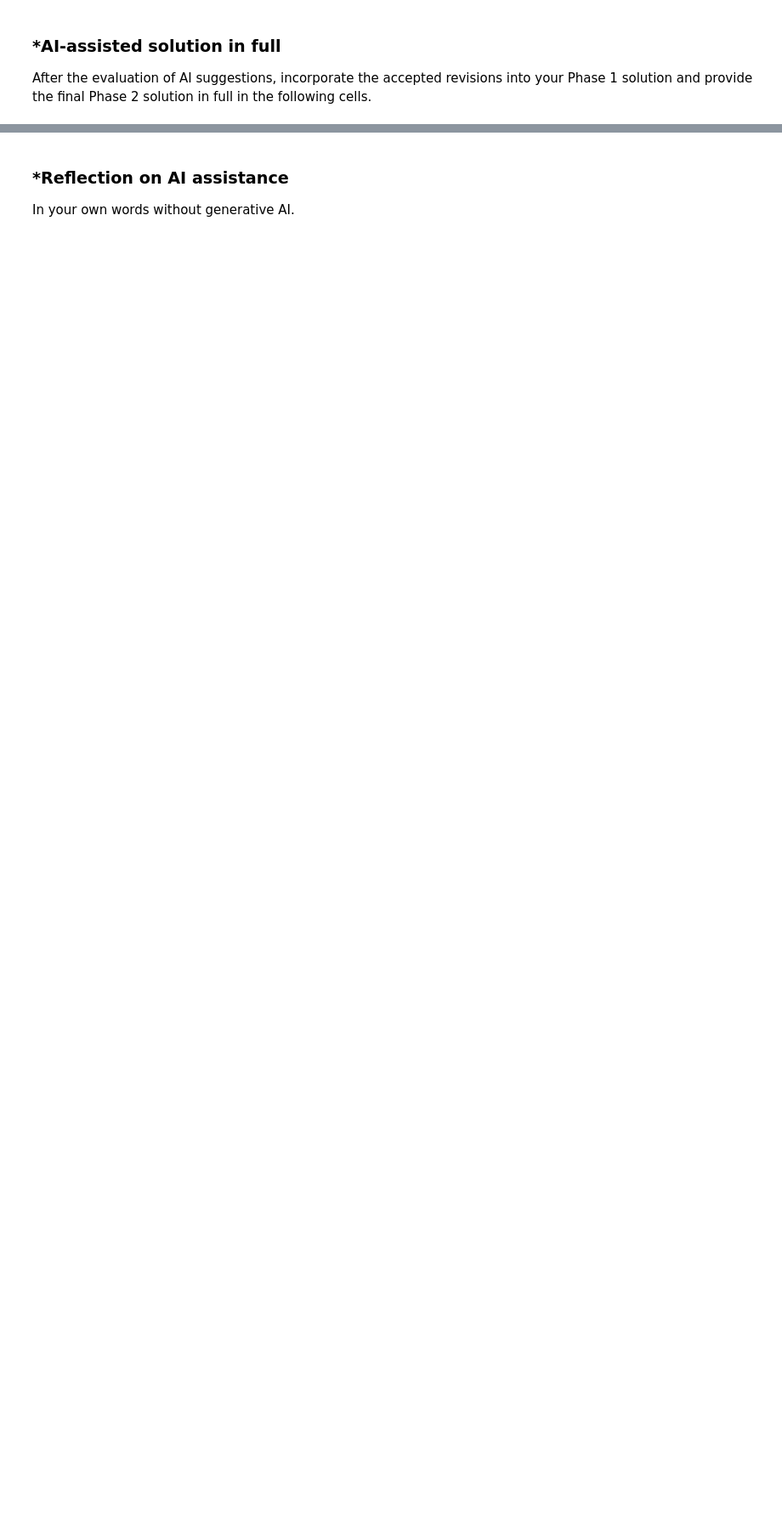
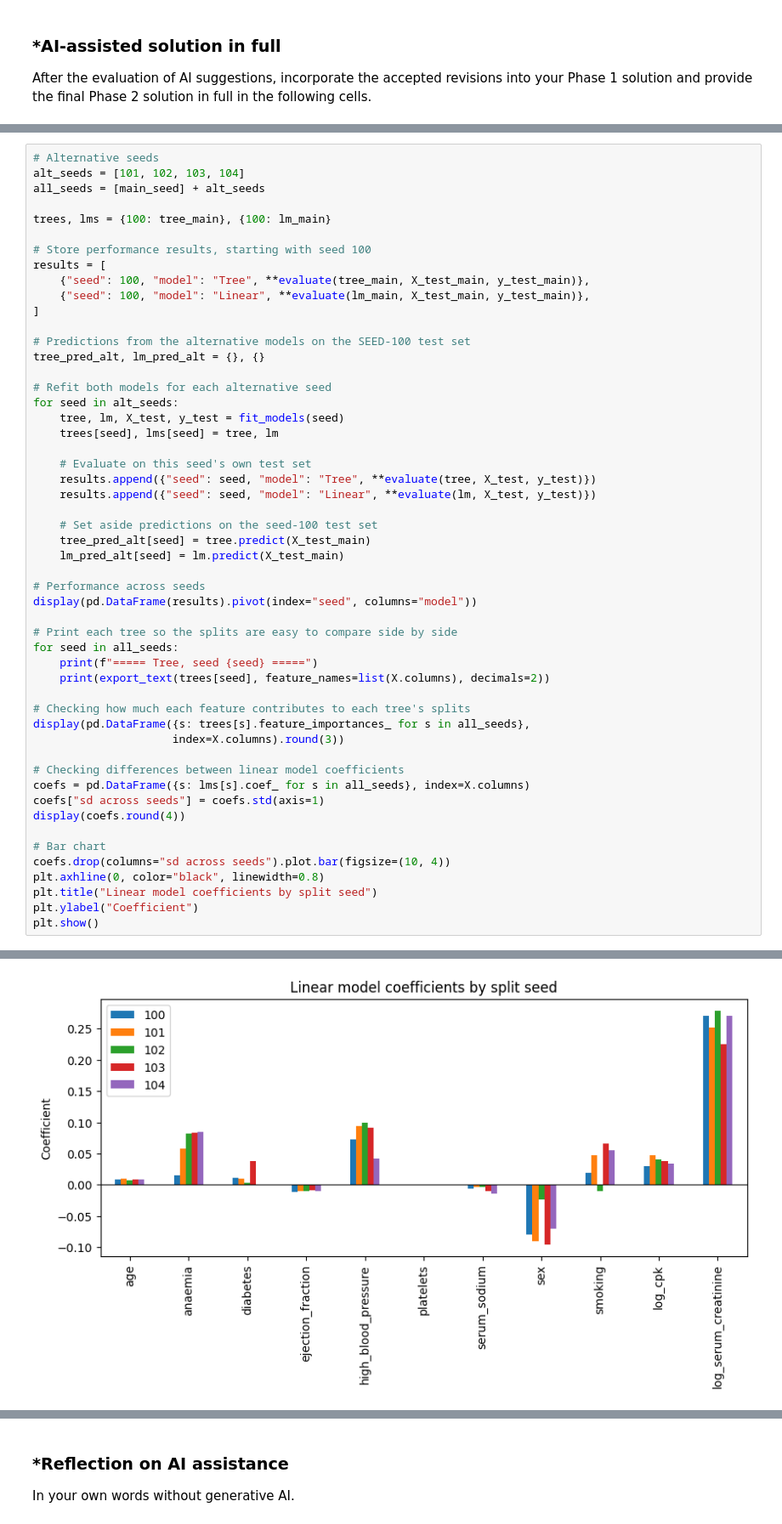
Before and after one commit to fcx4bw/L03-tree-stability, a Jupyter notebook: notebook.ipynb, the cells around one changed output, grey strips where cells are left out. Shown at 85% size. Saved outputs shown, nothing was run; the diff lists cells and outputs as text; blank space fills up the shorter version.

```diff
--- a/notebook.ipynb
+++ b/notebook.ipynb
@@ -493,0 +590,53 @@ X.head()
+# %%
+# Alternative seeds
+alt_seeds = [101, 102, 103, 104]
+all_seeds = [main_seed] + alt_seeds
+
+trees, lms = {100: tree_main}, {100: lm_main}
+
+# Store performance results, starting with seed 100
+results = [
+    {"seed": 100, "model": "Tree", **evaluate(tree_main, X_test_main, y_test_main)},
+    {"seed": 100, "model": "Linear", **evaluate(lm_main, X_test_main, y_test_main)},
+]
+
+# Predictions from the alternative models on the SEED-100 test set
+tree_pred_alt, lm_pred_alt = {}, {}
+
+# Refit both models for each alternative seed
+for seed in alt_seeds:
+    tree, lm, X_test, y_test = fit_models(seed)
+    trees[seed], lms[seed] = tree, lm
+
+    # Evaluate on this seed's own test set
+    results.append({"seed": seed, "model": "Tree", **evaluate(tree, X_test, y_test)})
+    results.append({"seed": seed, "model": "Linear", **evaluate(lm, X_test, y_test)})
+
+    # Set aside predictions on the seed-100 test set
+    tree_pred_alt[seed] = tree.predict(X_test_main)
+    lm_pred_alt[seed] = lm.predict(X_test_main)
+
+# Performance across seeds
+display(pd.DataFrame(results).pivot(index="seed", columns="model"))
+
+# Print each tree so the splits are easy to compare side by side
+for seed in all_seeds:
+    print(f"===== Tree, seed {seed} =====")
+    print(export_text(trees[seed], feature_names=list(X.columns), decimals=2))
+
+# Checking how much each feature contributes to each tree's splits
+display(pd.DataFrame({s: trees[s].feature_importances_ for s in all_seeds},
+                     index=X.columns).round(3))
+
+# Checking differences between linear model coefficients
+coefs = pd.DataFrame({s: lms[s].coef_ for s in all_seeds}, index=X.columns)
+coefs["sd across seeds"] = coefs.std(axis=1)
+display(coefs.round(4))
+
+# Bar chart
+coefs.drop(columns="sd across seeds").plot.bar(figsize=(10, 4))
+plt.axhline(0, color="black", linewidth=0.8)
+plt.title("Linear model coefficients by split seed")
+plt.ylabel("Coefficient")
+plt.show()
+# %% [output]
@@ -493,0 +692 @@ X.head()
+[figure, added]
```
Also changed, not shown: parts of 22 cells of this notebook.
